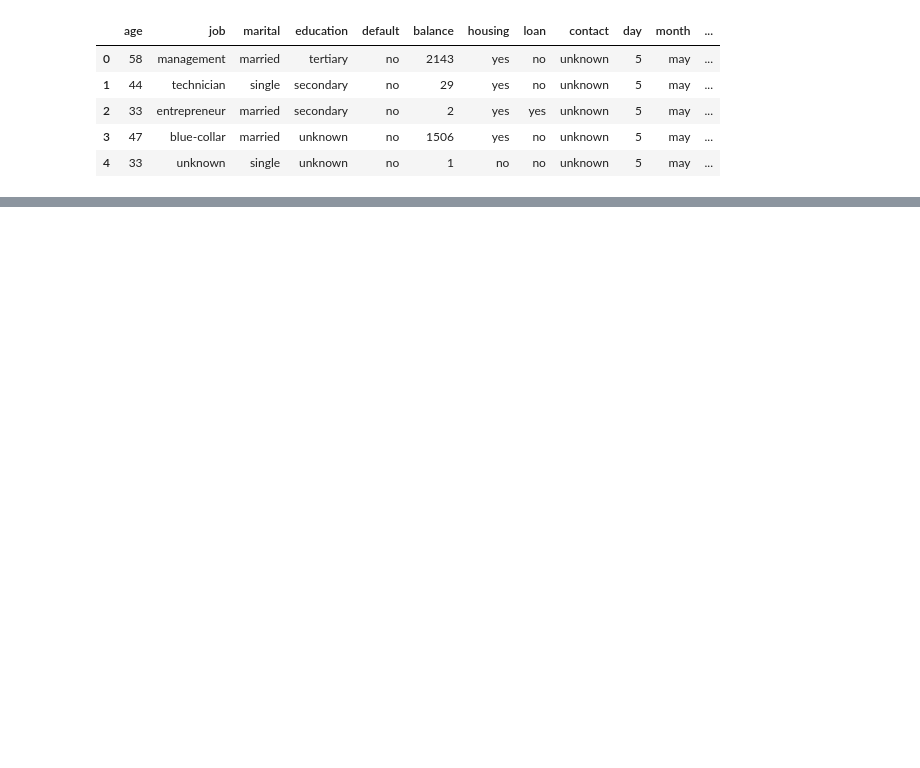
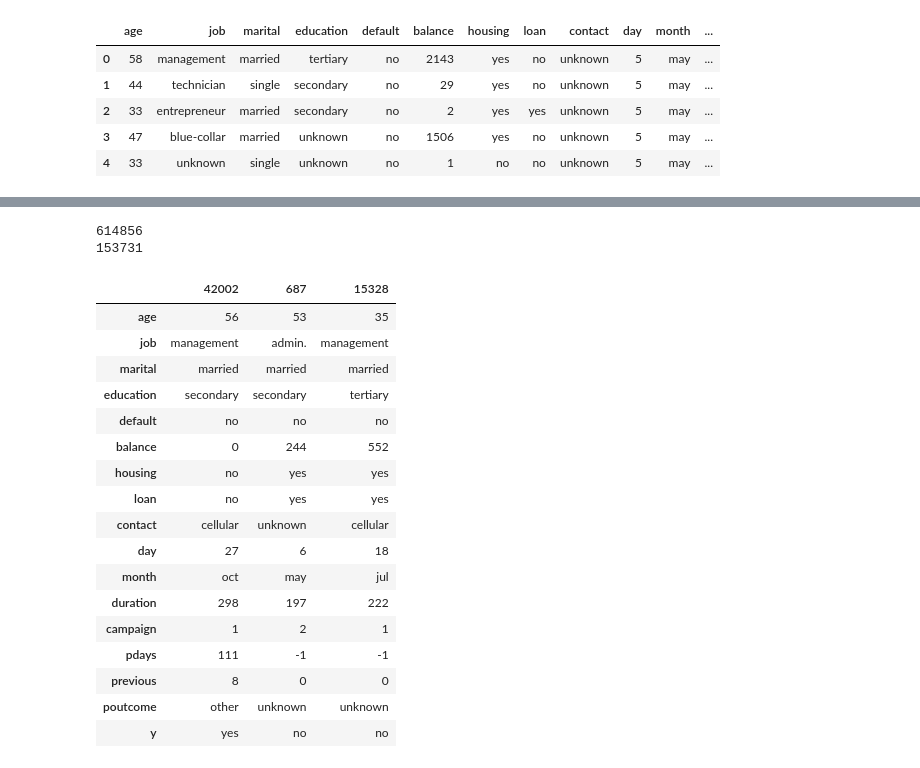
Before and after one commit to minggnim/ml-exp, a Jupyter notebook: End-to-End Classification Modelling.ipynb, the cells around one changed output, grey strips where cells are left out. Cells and saved outputs as stored; diff of their text form; code cells hidden in the pictures; blank space fills up the shorter version.

```diff
--- a/Classification Models.ipynb
+++ b/End-to-End Classification Modelling.ipynb
@@ -21,0 +30,27 @@ pp.ProfileReport(df)
+# %%
+print(strat_train_set.size)
+print(strat_test_set.size)
+# %% [output]
+614856
+153731
+# %%
+strat_test_set.head(3).T
+# %% [output]
+|  | 42002 | 687 | 15328 |
+| age | 56 | 53 | 35 |
+| job | management | admin. | management |
+| marital | married | married | married |
+| education | secondary | secondary | tertiary |
+| default | no | no | no |
+| balance | 0 | 244 | 552 |
+| housing | no | yes | yes |
+| loan | no | yes | yes |
+| contact | cellular | unknown | cellular |
+| day | 27 | 6 | 18 |
+| month | oct | may | jul |
+| duration | 298 | 197 | 222 |
+| campaign | 1 | 2 | 1 |
+| pdays | 111 | -1 | -1 |
+| previous | 8 | 0 | 0 |
+| poutcome | other | unknown | unknown |
+| y | yes | no | no |
```
Also changed, not shown: parts of 22 cells of this notebook.
